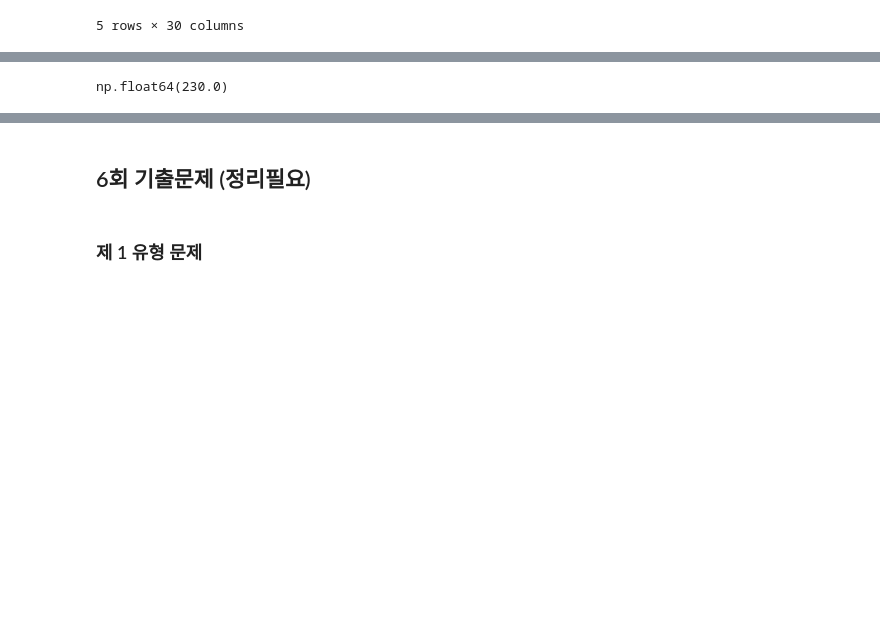
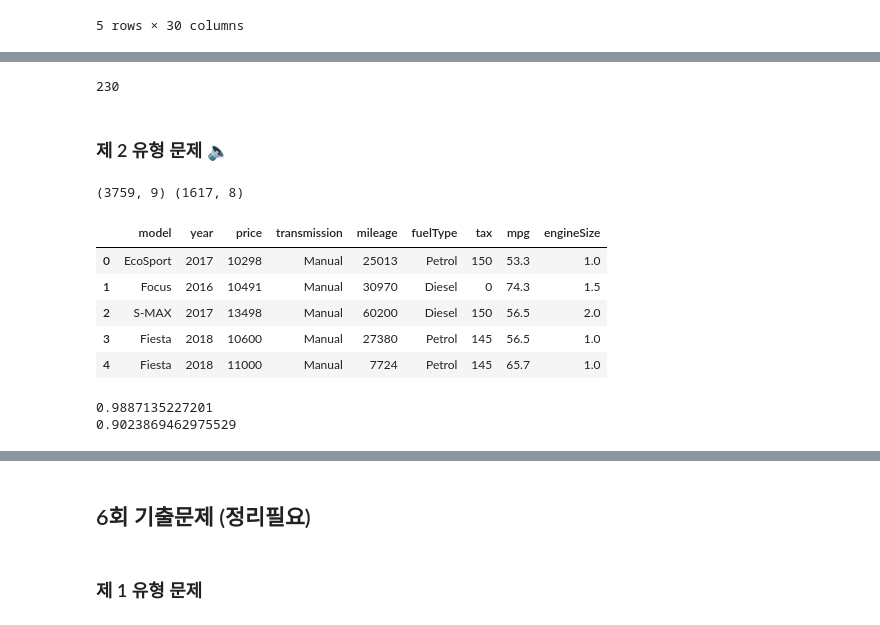
Before and after one commit to va4756/yemoon_bigdata_test, a Jupyter notebook: sinagong_bigdata.ipynb, the cells around one changed output, grey strips where cells are left out. Drawn from its saved outputs; the diff is of its cells as text; code cells hidden in the pictures; blank space fills up the shorter version.

```diff
--- a/sinagong_bigdata.ipynb
+++ b/sinagong_bigdata.ipynb
@@ -1147,6 +1108,21 @@ df.head()
-# %%
-# 전체 학생 수:
-result = df.loc[1880, '전체학생수(계)']
-result
-# %% [output]
-np.float64(230.0)
+# %%
+int(df.iloc[0, -2])
+# %% [output]
+230
+# %% [markdown]
+### 제 2 유형 문제 🔈
+# %%
+import pandas as pd
+train = pd.read_csv('/content/bigdata_analyst_cert_v2/part4/ch5/train.csv')
+test = pd.read_csv('/content/bigdata_analyst_cert_v2/part4/ch5/test.csv')
+
+print(train.shape, test.shape)
+train.head()
+# %% [output]
+(3759, 9) (1617, 8)
+|  | model | year | price | transmission | mileage | fuelType | tax | mpg | engineSize |
+| 0 | EcoSport | 2017 | 10298 | Manual | 25013 | Petrol | 150 | 53.3 | 1.0 |
+| 1 | Focus | 2016 | 10491 | Manual | 30970 | Diesel | 0 | 74.3 | 1.5 |
+| 2 | S-MAX | 2017 | 13498 | Manual | 60200 | Diesel | 150 | 56.5 | 2.0 |
+| 3 | Fiesta | 2018 | 10600 | Manual | 27380 | Petrol | 145 | 56.5 | 1.0 |
+| 4 | Fiesta | 2018 | 11000 | Manual | 7724 | Petrol | 145 | 65.7 | 1.0 |
@@ -1152,0 +1131,27 @@ np.float64(230.0)
+# %%
+from sklearn.preprocessing import LabelEncoder
+for col in train.columns:
+    if train[col].dtype == 'object':
+        le = LabelEncoder()
+        le.fit(pd.concat([train[col], test[col]]))
+        train[col] = le.transform(train[col])
+        test[col] = le.transform(test[col])
+
+X = train.drop('price', axis=1)
+y = train['price']
+
+from sklearn.model_selection import train_test_split
+train_x, val_x, train_y, val_y = train_test_split(X, y, random_state=1)
+
+from sklearn.ensemble import RandomForestRegressor
+model = RandomForestRegressor(random_state=1)
+model.fit(train_x, train_y)
+print(model.score(train_x, train_y))
+print(model.score(val_x, val_y))
+
+pred = model.predict(test)
+result = pd.DataFrame({'pred': pred})
+result.to_csv('result.csv', index=False)
+# %% [output]
+0.9887135227201
+0.9023869462975529
```
Also changed, not shown: parts of 15 cells of this notebook.
